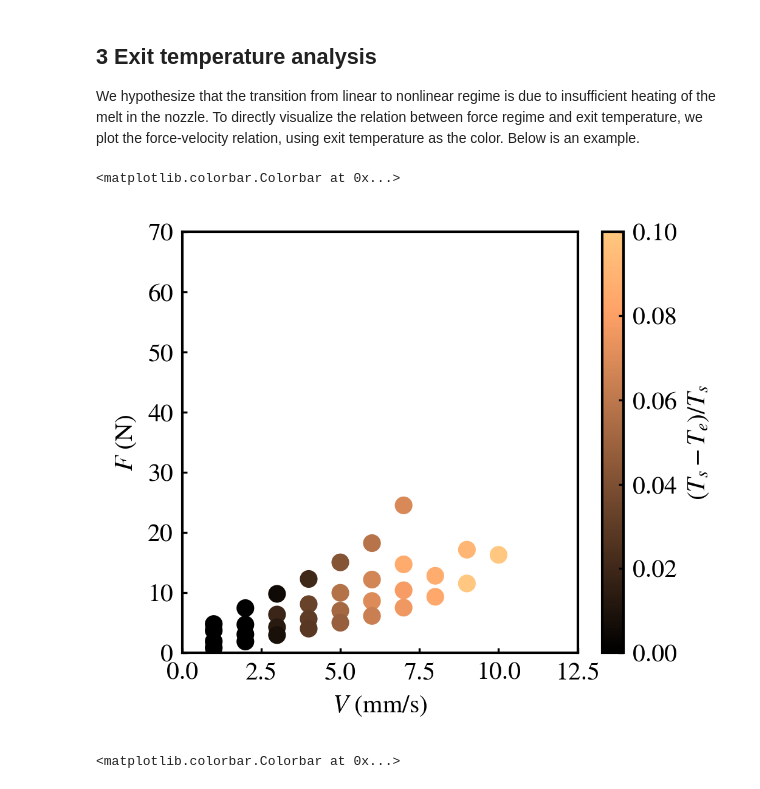
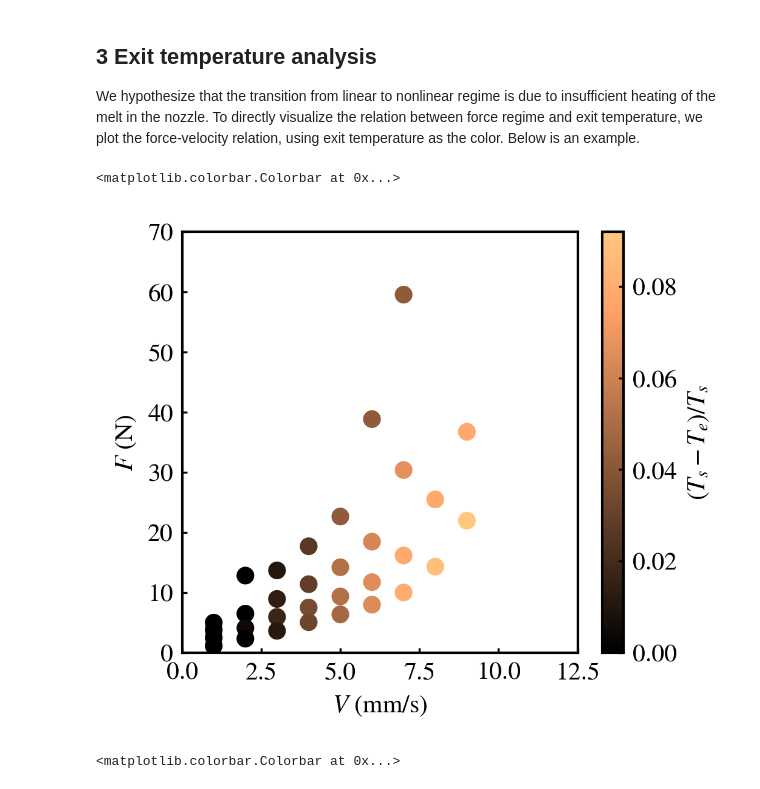
Before and after one commit to ZLoverty/ETP, a Jupyter notebook: Code/reanalysis-of-extrusion-data.ipynb, the cells around one changed output. Drawn from its saved outputs; the diff is of its cells as text; code cells hidden in the pictures.

```diff
--- a/Code/reanalysis-of-extrusion-data.ipynb
+++ b/Code/reanalysis-of-extrusion-data.ipynb
@@ -251,18 +252,18 @@ We hypothesize that the transition from linear to nonlinear regime is due to ins
 data_folder = Path("../Data").resolve()
 data = pd.read_excel(data_folder / "挤出测试平台数据.xlsx")
 # %%
-df = data.loc[data["材料"]=="Bambu PLA"]
+df = data.loc[data["材料"]=="L1003"]
 
 cmap = plt.get_cmap("copper")
 plt.scatter(df["速度"], df["压力均值.1"], c=(df["设定温度"]-df["出口温度"])/df["设定温度"], cmap=cmap, marker="o")
 plt.xlabel("$V$ (mm/s)")
 plt.ylabel("$F$ (N)")
 plt.xlim(0, 12.5)
 plt.ylim(0, 70)
 plt.colorbar(label="$(T_s-T_e)/T_s$")
 # %% [output]
 <matplotlib.colorbar.Colorbar at 0x...>
-[figure, old version]
+[figure, new version]
 # %%
 df = data.loc[data["材料"]=="L1003"]
 
```
Also changed, not shown: parts of 4 cells of this notebook.
